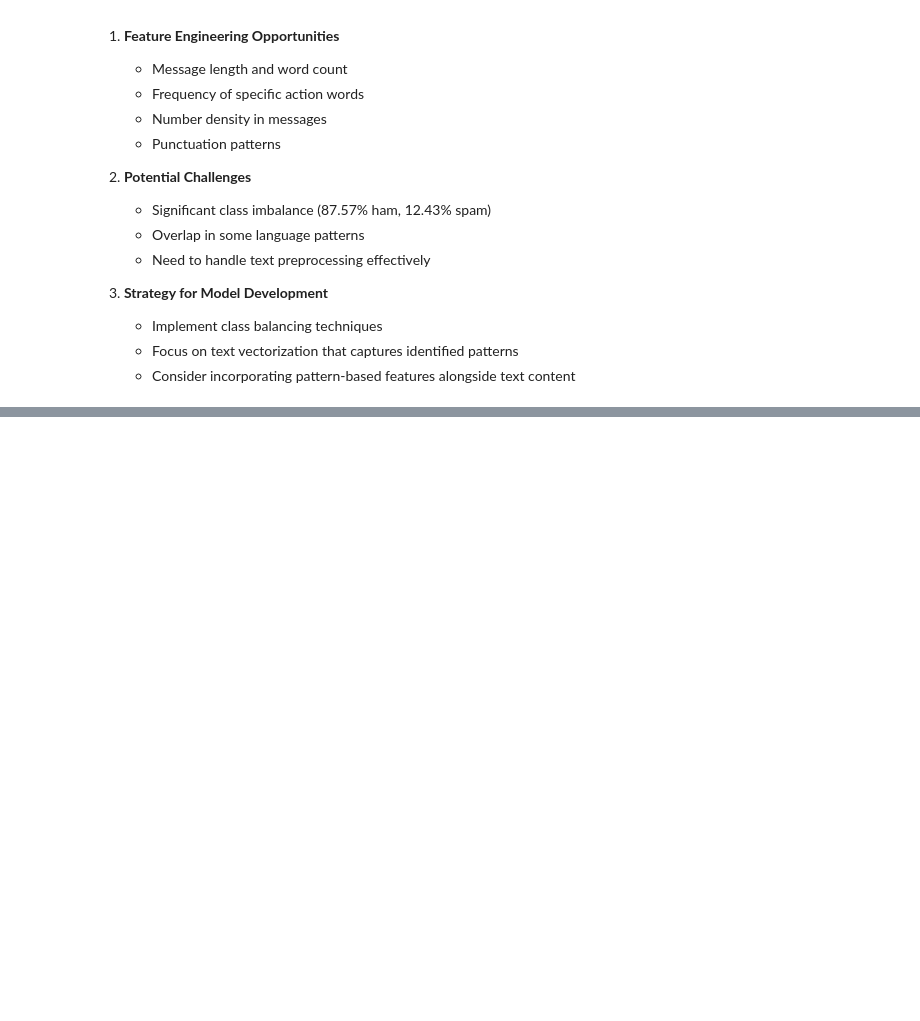
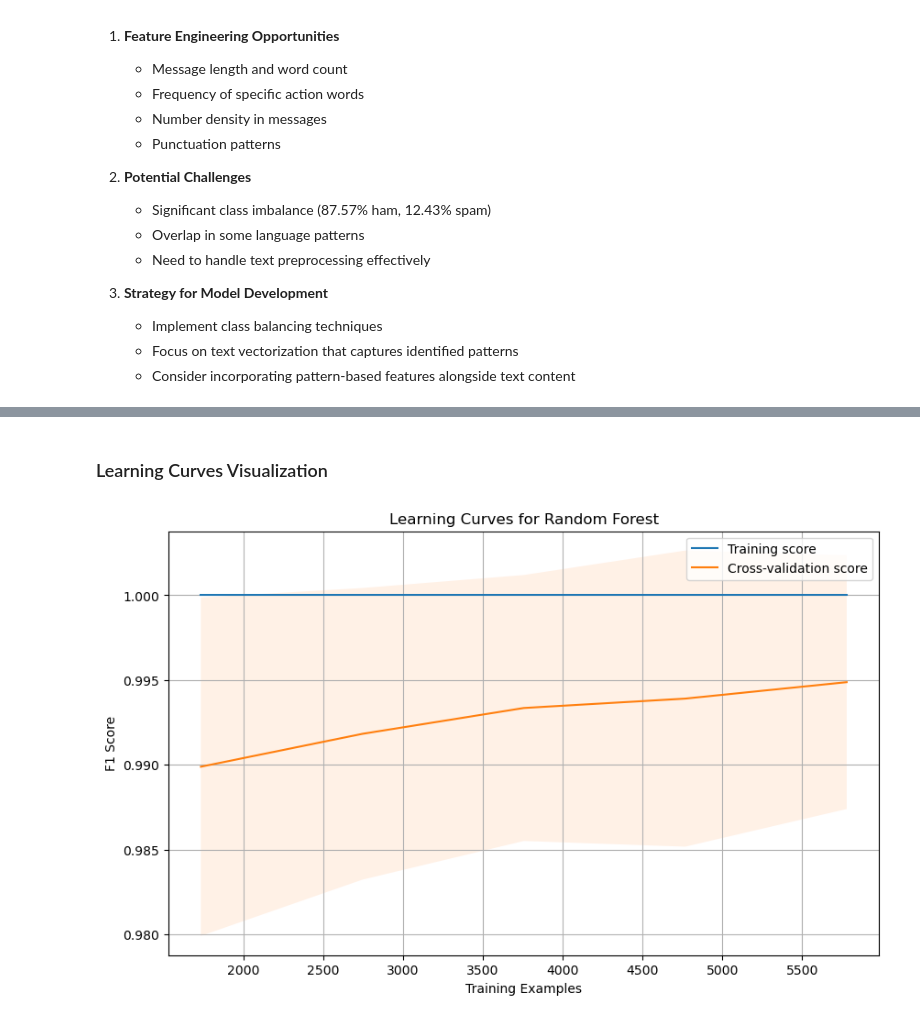
Before and after one commit to HammerAndShield/spam-supervised-learning, a Jupyter notebook: spam.ipynb, the cells around one changed output, grey strips where cells are left out. Saved outputs shown, nothing was run; the diff lists cells and outputs as text; code cells hidden in the pictures; blank space fills up the shorter version.

```diff
--- a/spam.ipynb
+++ b/spam.ipynb
@@ -495,0 +939,39 @@ Our analysis of special characters and patterns reveals some interesting distinc
+# %% [markdown]
+### Learning Curves Visualization
+# %%
+from sklearn.model_selection import learning_curve
+import numpy as np
+
+def plot_learning_curves(model, X, y, title):
+    train_sizes, train_scores, val_scores = learning_curve(
+        model, X, y,
+        train_sizes=np.linspace(0.3, 1.0, 5),
+        cv=5,
+        n_jobs=-1,
+        scoring='f1_weighted',
+        shuffle=True,
+        random_state=42
+    )
+
+    train_mean = np.mean(train_scores, axis=1)
+    train_std = np.std(train_scores, axis=1)
+    val_mean = np.mean(val_scores, axis=1)
+    val_std = np.std(val_scores, axis=1)
+
+    plt.plot(train_sizes, train_mean, label='Training score')
+    plt.plot(train_sizes, val_mean, label='Cross-validation score')
+
+    plt.fill_between(train_sizes, train_mean - train_std, train_mean + train_std, alpha=0.1)
+    plt.fill_between(train_sizes, val_mean - val_std, val_mean + val_std, alpha=0.1)
+
+    plt.ylabel('F1 Score')
+    plt.xlabel('Training Examples')
+    plt.title(f'Learning Curves for {title}')
+    plt.legend(loc='best')
+    plt.grid(True)
+
+plt.figure(figsize=(10, 6))
+plot_learning_curves(rf_model, X_train_balanced, y_train_balanced, 'Random Forest')
+plt.show()
+# %% [output]
+[figure, added]
```
Also changed, not shown: parts of 22 cells of this notebook.
